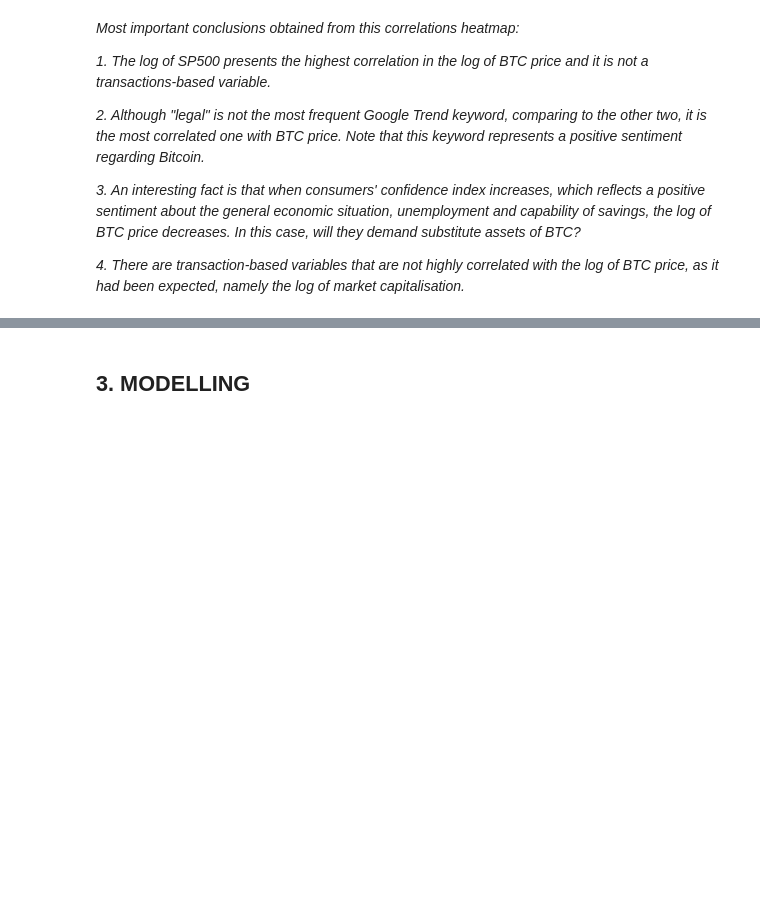
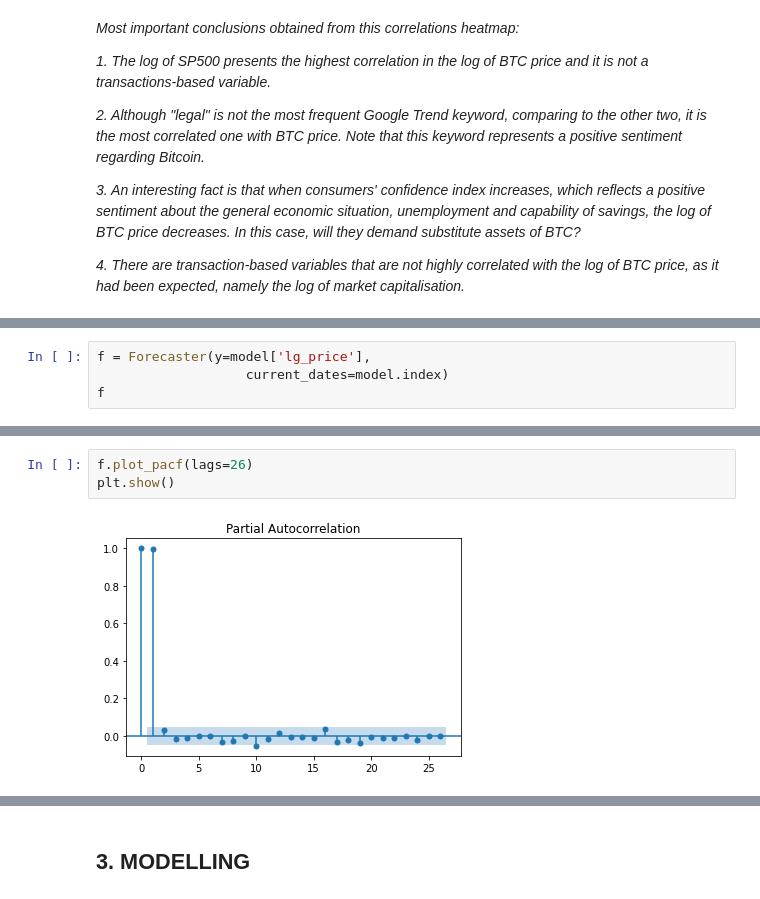
Before and after one commit to s-asrmorais/MSc_thesis_code_DataScience, a Jupyter notebook: code.ipynb, the cells around one changed output, grey strips where cells are left out. Saved outputs shown, nothing was run; the diff lists cells and outputs as text; blank space fills up the shorter version.

```diff
--- a/code.ipynb
+++ b/code.ipynb
@@ -832,0 +592,4 @@ plt.savefig('C:/Users/sofia/OneDrive/Desktop/CLSBE/2nd year/Tese/Figuras/wr_corr
+# %%
+f = Forecaster(y=model['lg_price'],
+                   current_dates=model.index)
+f
@@ -832,0 +614,5 @@ plt.savefig('C:/Users/sofia/OneDrive/Desktop/CLSBE/2nd year/Tese/Figuras/wr_corr
+# %%
+f.plot_pacf(lags=26)
+plt.show()
+# %% [output]
+[figure, added]
```
Also changed, not shown: parts of 67 cells of this notebook.
